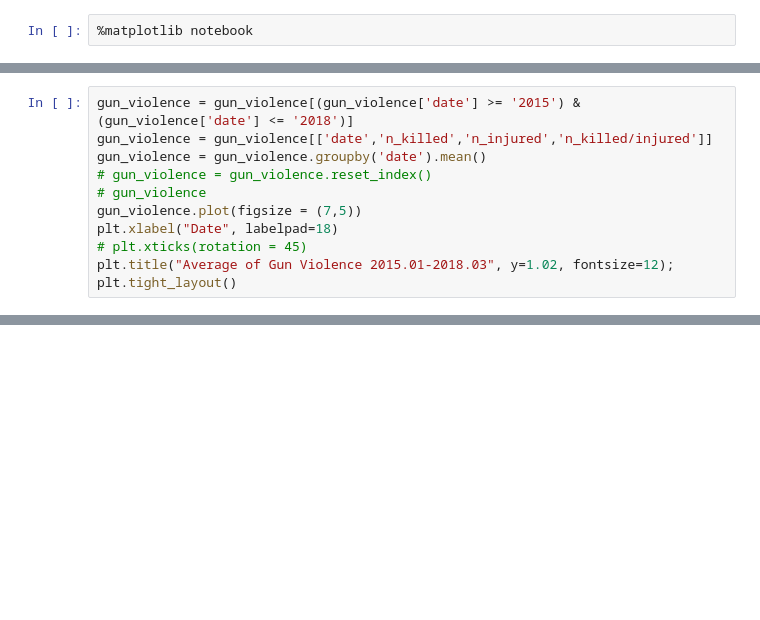
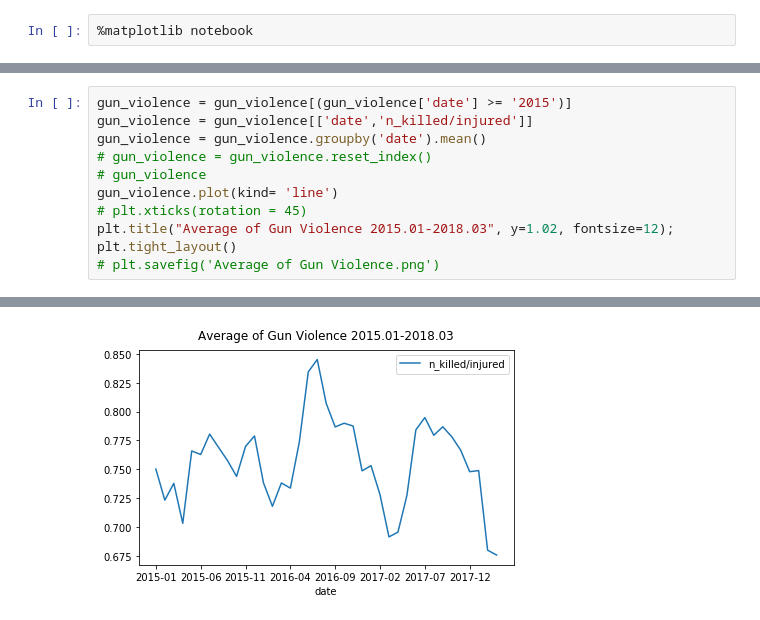
Before and after one commit to sasithwij/project1, a Jupyter notebook: gun.ipynb, the cells around one changed output, grey strips where cells are left out. Cells and saved outputs as stored; diff of their text form; blank space fills up the shorter version.

```diff
--- a/gun.ipynb
+++ b/gun.ipynb
@@ -49,12 +37,12 @@ gun_violence['date'] = gun_violence['date'].apply(lambda x: x[: -2])
 # %%
-gun_violence = gun_violence[(gun_violence['date'] >= '2015') & (gun_violence['date'] <= '2018')]
-gun_violence = gun_violence[['date','n_killed','n_injured','n_killed/injured']]
+gun_violence = gun_violence[(gun_violence['date'] >= '2015')]
+gun_violence = gun_violence[['date','n_killed/injured']]
 gun_violence = gun_violence.groupby('date').mean()
 # gun_violence = gun_violence.reset_index()
 # gun_violence
-gun_violence.plot(figsize = (7,5))
-plt.xlabel("Date", labelpad=18)
+gun_violence.plot(kind= 'line')
 # plt.xticks(rotation = 45)
 plt.title("Average of Gun Violence 2015.01-2018.03", y=1.02, fontsize=12);
 plt.tight_layout()
+# plt.savefig('Average of Gun Violence.png')
 # %% [output]
@@ -63,2 +49,3 @@ plt.tight_layout()
+[figure, added]
 # %%
 police_shooting = pd.read_csv("Resources/fatal-police-shootings-data.csv")
```
Also changed, not shown: parts of 22 cells of this notebook, 20 other files.
